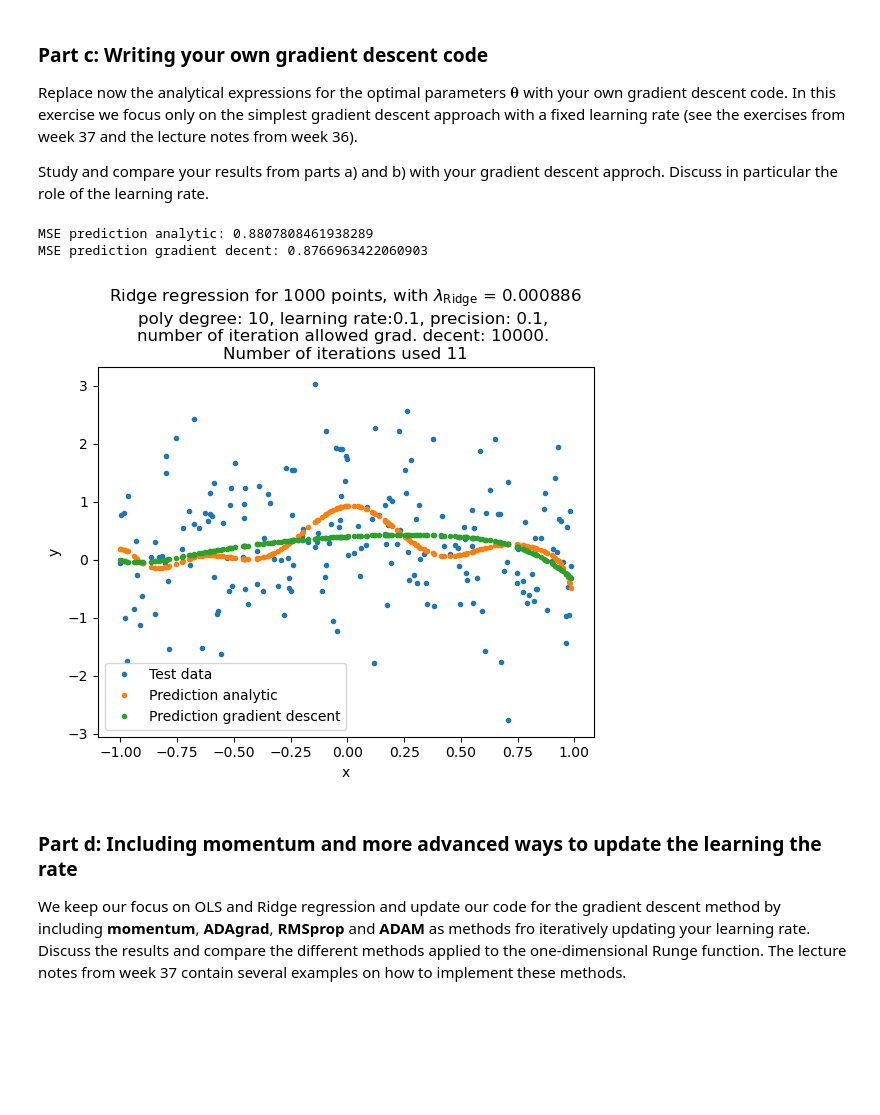
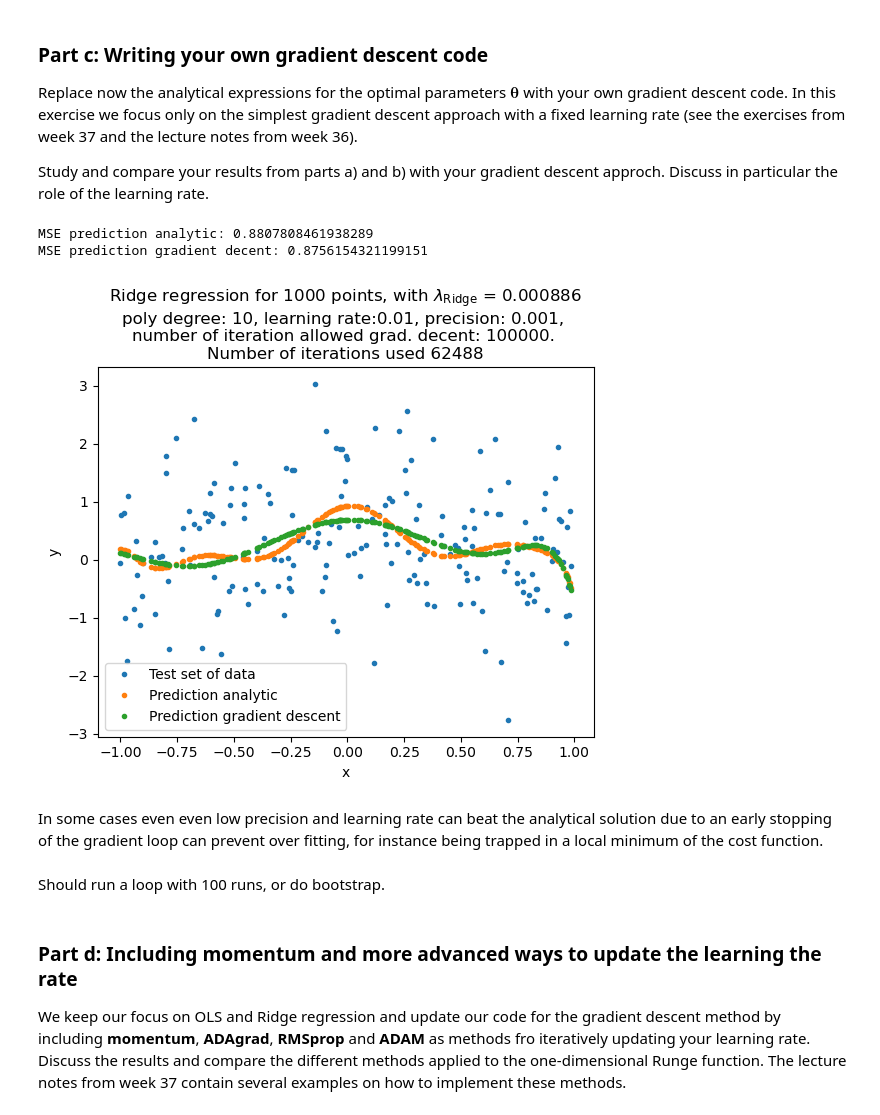
Before and after one commit to Waerstad/4155-Project-1, a Jupyter notebook: Code/project1_main.ipynb, the cells around one changed output. Drawn from its saved outputs; the diff is of its cells as text; code cells hidden in the pictures; blank space fills up the shorter version.

```diff
--- a/Code/project1_main.ipynb
+++ b/Code/project1_main.ipynb
@@ -609,15 +609,15 @@ def grad_C_Ridge(XTX, XTy, theta, n, ridge_lambda):
     theta = theta.reshape(-1,1)
     return (2.0/n)*(XTX @ theta - XTy) + 2*ridge_lambda*theta
 
-def simple_gradient_decent_Ridge(X, y, theta, ridge_lambda=0.01, eta=0.01, precision=1e-8, num_iter=10000):
+def simple_gradient_decent_Ridge(X, y, theta_start, ridge_lambda=0.01, eta=0.01, precision=1e-8, num_iter=10000):
     """
-    Find the theta that minimize the Ridge cost function iteratively. Run till precision requirement epsilon is met.
+    Find the theta that minimize the Ridge cost function iteratively. Run till precision requirement is met.
     Take feature matrix X, target vector y, parameter vector theta, n data points, ridge_lambda, learning rate eta,
     precision of grad==0, and number of iterations num_iter.
     Return updated parameter vector theta, and number of iterations used i.
     """
     y = y.reshape(-1,1)
-    theta = theta.reshape(-1,1)
+    theta = theta_start.reshape(-1,1)
     if np.shape(X)[0] != np.shape(y)[0]:
         raise ValueError("X and y is not of right shape")
     XTX = X.T @ X
@@ -660,39 +660,44 @@ y_offset = np.mean(y_train) # Nesecarry to add this to the y prediction since we
 # theta parameters from closed form analytic solution
 theta_analytic = Ridge_parameters(X_train_s, y_train, ridge_lambda=ridge_lambda)
 prediction_testdata_analytic_theta = X_test_s @ theta_analytic + y_offset
 
 # theta parameters from gradient decent method
-learning_rate = 0.1
-precision = 0.1
-num_iterations = 10000
+learning_rate = 0.01
+precision = 0.001
+num_iterations = 100000
 theta_start = np.ones([np.shape(X)[1]])
+theta_start = theta_start*-10
 
 theta_grad_decent, iterations = simple_gradient_decent_Ridge(X_train_s, y_train, theta_start, ridge_lambda=ridge_lambda, eta=learning_rate, precision=precision, num_iter=num_iterations)
 prediction_testdata_gradient_decent_theta = X_test_s @ theta_grad_decent + y_offset
 
 mse_ytest_prediction_analytic = mean_squared_error(y_test, prediction_testdata_analytic_theta)
 mse_ytest_prediction_grad_decent = mean_squared_error(y_test, prediction_testdata_gradient_decent_theta)
 print(f"MSE prediction analytic: {mse_ytest_prediction_analytic}")
 print(f"MSE prediction gradient decent: {mse_ytest_prediction_grad_decent}")
 
-plt.plot(x[test_idx], y[test_idx], ".", label="Test data")
+plt.plot(x[test_idx], y[test_idx], ".", label="Test set of data")
 plt.plot(x[test_idx], prediction_testdata_analytic_theta, ".", label="Prediction analytic")
 plt.plot(x[test_idx], prediction_testdata_gradient_decent_theta, ".", label="Prediction gradient descent")
 
 plt.title(f"Ridge regression for {n} points, with $\lambda_\\text{{Ridge}}$ = {ridge_lambda} \n"
           f"poly degree: {poly_deg}, learning rate:{learning_rate}, precision: {precision}, \n"
           f"number of iteration allowed grad. decent: {num_iterations}. \n"
           f"Number of iterations used {iterations}"
          )
 plt.xlabel("x")
 plt.ylabel("y")
 plt.legend()
 plt.show()
 plt.close()
 # %% [output]
 MSE prediction analytic: 0.8807808461938289
-MSE prediction gradient decent: 0.8766963422060903
+MSE prediction gradient decent: 0.8756154321199151
-[figure, old version]
+[figure, new version]
+# %% [markdown]
+In some cases even even low precision and learning rate can beat the analytical solution due to an early stopping of the gradient loop can prevent over fitting, for instance being trapped in a local minimum of the cost function.
+# %% [markdown]
+Should run a loop with 100 runs, or do bootstrap.
 # %% [markdown]
 ### Part d: Including momentum and more advanced ways to update the learning the rate
 
```
Also changed, not shown: parts of 1 cell of this notebook.
